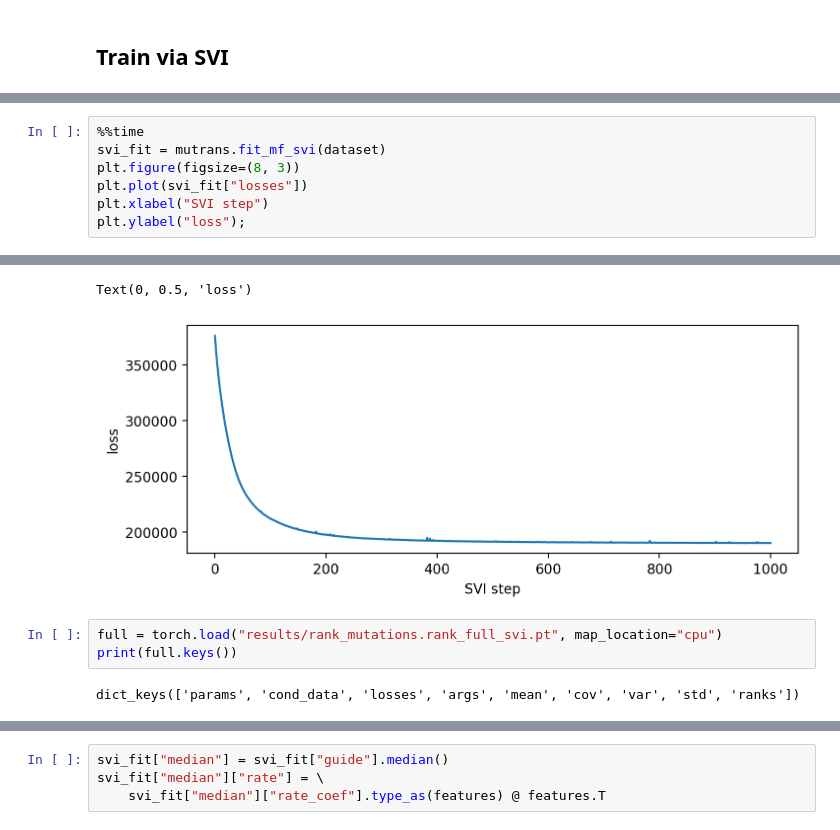
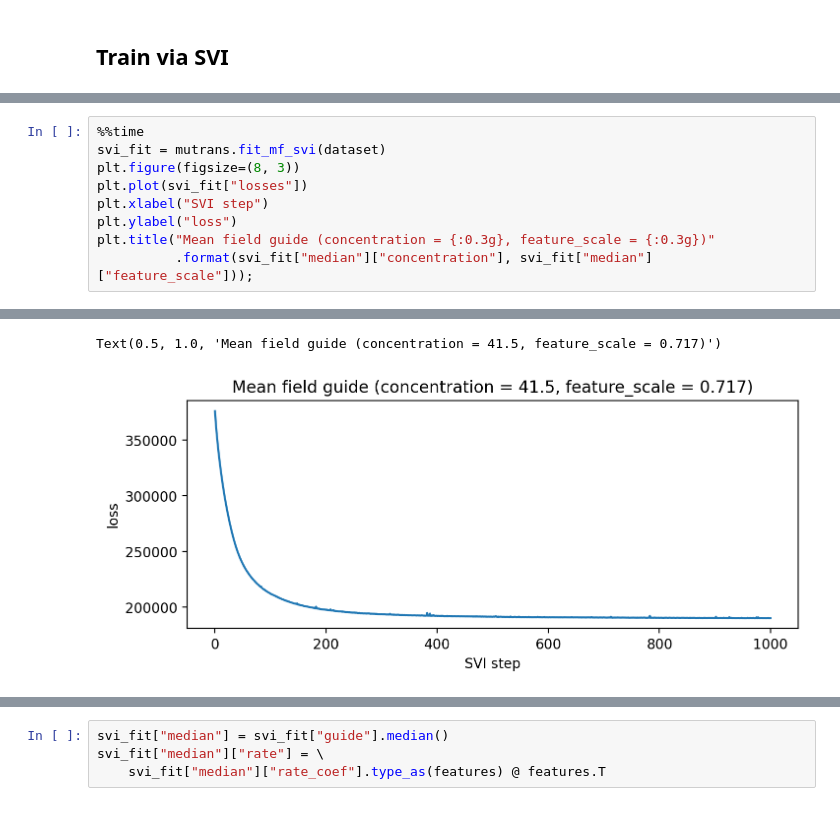
Before and after one commit to broadinstitute/pyro-cov, a Jupyter notebook: mutrans.ipynb, the cells around one changed output, grey strips where cells are left out. Cells and saved outputs as stored; diff of their text form.

```diff
--- a/mutrans.ipynb
+++ b/mutrans.ipynb
@@ -70,5 +72,7 @@ svi_fit = mutrans.fit_mf_svi(dataset)
 plt.figure(figsize=(8, 3))
 plt.plot(svi_fit["losses"])
 plt.xlabel("SVI step")
-plt.ylabel("loss");
+plt.ylabel("loss")
+plt.title("Mean field guide (concentration = {:0.3g}, feature_scale = {:0.3g})"
+          .format(svi_fit["median"]["concentration"], svi_fit["median"]["feature_scale"]));
 # %% [output]
@@ -94,7 +98,2 @@ Wall time: 3min 23s
-Text(0, 0.5, 'loss')
+Text(0.5, 1.0, 'Mean field guide (concentration = 41.5, feature_scale = 0.717)')
-[figure, old version]
+[figure, new version]
-# %%
-full = torch.load("results/rank_mutations.rank_full_svi.pt", map_location="cpu")
-print(full.keys())
-# %% [output]
-dict_keys(['params', 'cond_data', 'losses', 'args', 'mean', 'cov', 'var', 'std', 'ranks'])
```
Also changed, not shown: parts of 12 cells of this notebook, 9 other files.
